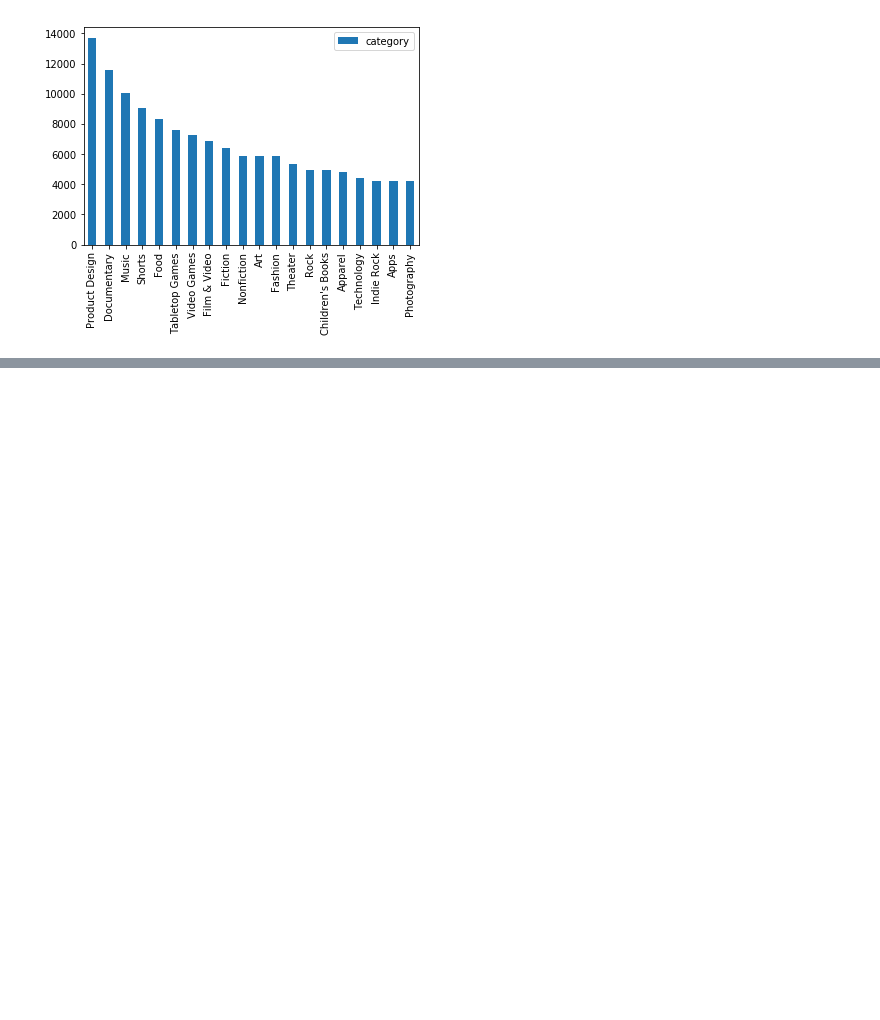
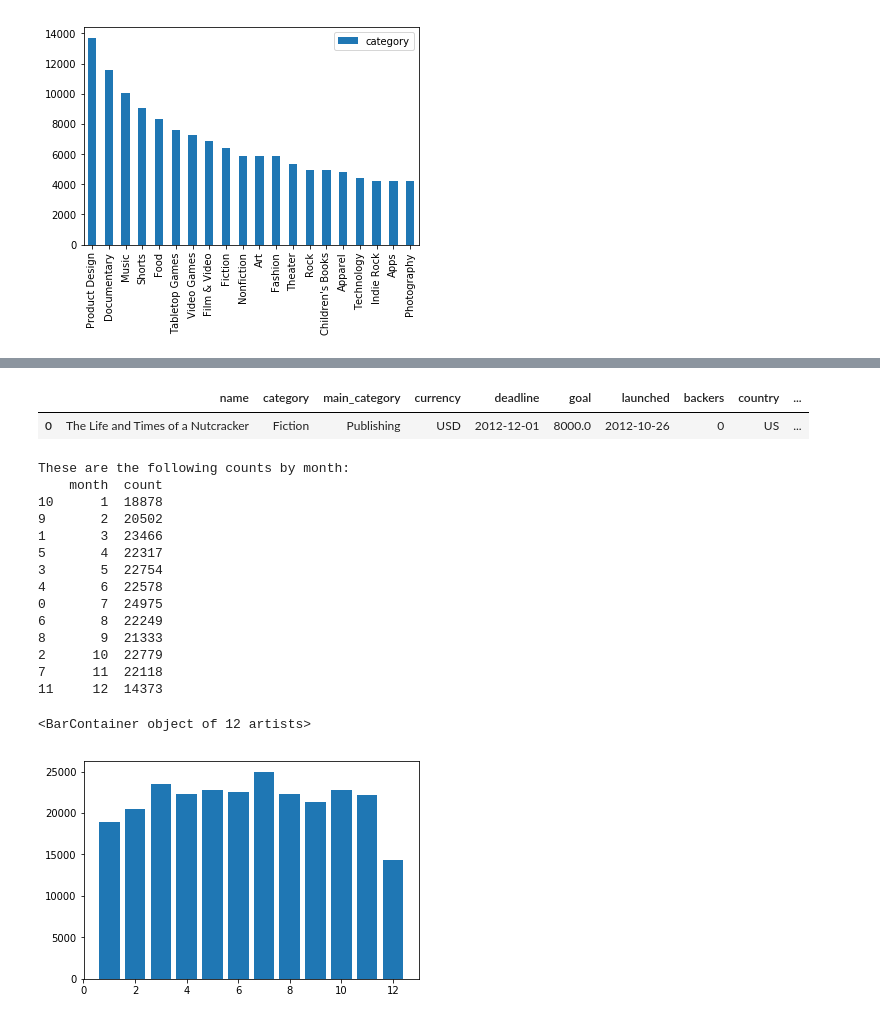
Before and after one commit to j2colaco/nu_ds_challenge, a Jupyter notebook: kickstarter_codebase.ipynb, the cells around one changed output, grey strips where cells are left out. Cells and saved outputs as stored; diff of their text form; code cells hidden in the pictures; blank space fills up the shorter version.

```diff
--- a/kickstarter_codebase.ipynb
+++ b/kickstarter_codebase.ipynb
@@ -294,0 +332,31 @@ Following is a bar plot of the top 20 categories:
+# %%
+data_v2.head(1)
+# %% [output]
+|  | name | category | main_category | currency | deadline | goal | launched | backers | country | ... |
+| 0 | The Life and Times of a Nutcracker | Fiction | Publishing | USD | 2012-12-01 | 8000.0 | 2012-10-26 | 0 | US | ... |
+# %%
+month_counts = (data_v2.launch_month.value_counts()
+                    .reset_index()
+                    .sort_values(by=['index'], ascending=True)
+                    .rename(columns={'index': 'month', 'launch_month': 'count'})
+                )
+print('These are the following counts by month:')
+print(month_counts)
+plt.bar(month_counts['month'], month_counts['count'])
+# %% [output]
+These are the following counts by month:
+    month  count
+10      1  18878
+9       2  20502
+1       3  23466
+5       4  22317
+3       5  22754
+4       6  22578
+0       7  24975
+6       8  22249
+8       9  21333
+2      10  22779
+7      11  22118
+11     12  14373
+<BarContainer object of 12 artists>
+[figure, added]
```
Also changed, not shown: parts of 41 cells of this notebook.
